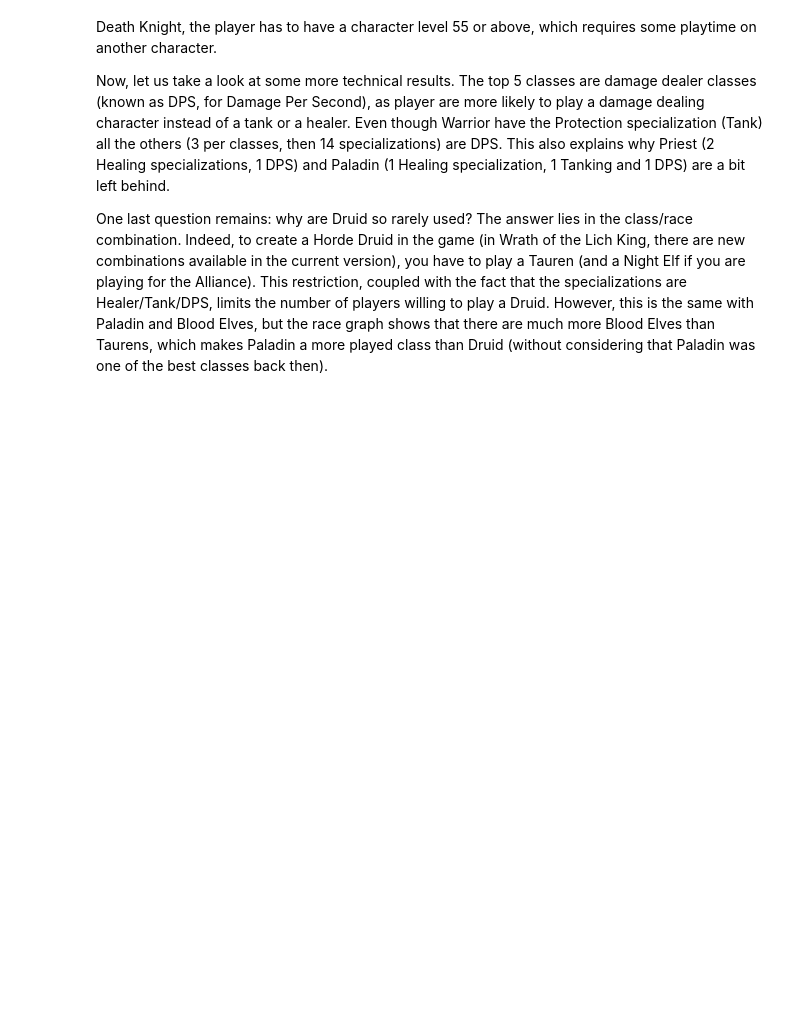
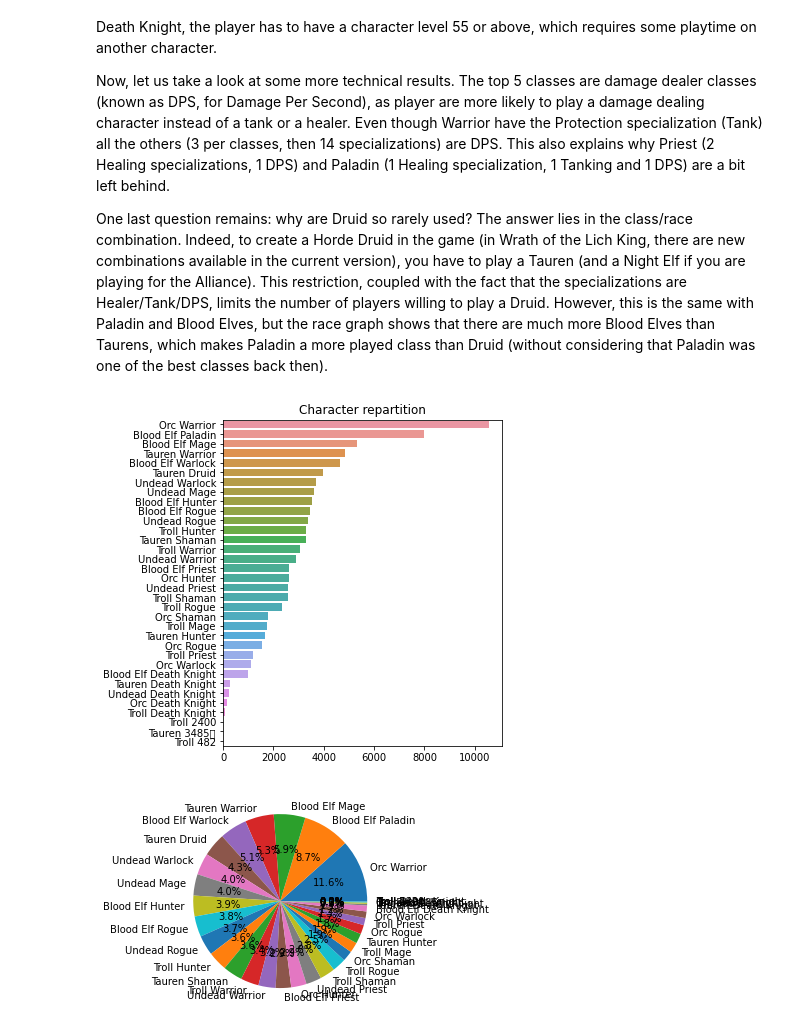
Before and after one commit to PierreVauterin/dataScience, a Jupyter notebook: wowDataAnalysis.ipynb, the cells around one changed output. Saved outputs shown, nothing was run; the diff lists cells and outputs as text; code cells hidden in the pictures; blank space fills up the shorter version.

```diff
--- a/wowDataAnalysis.ipynb
+++ b/wowDataAnalysis.ipynb
@@ -75,3 +89,15 @@ What do we learn by watching the class repartition? First, the most popular clas
 Now, let us take a look at some more technical results. The top 5 classes are damage dealer classes (known as DPS, for Damage Per Second), as player are more likely to play a damage dealing character instead of a tank or a healer. Even though Warrior have the Protection specialization (Tank) all the others (3 per classes, then 14 specializations) are DPS. This also explains why Priest (2 Healing specializations, 1 DPS) and Paladin (1 Healing specialization, 1 Tanking and 1 DPS) are a bit left behind. <br/>
 
 One last question remains: why are Druid so rarely used? The answer lies in the class/race combination. Indeed, to create a Horde Druid in the game (in Wrath of the Lich King, there are new combinations available in the current version), you have to play a Tauren (and a Night Elf if you are playing for the Alliance). This restriction, coupled with the fact that the specializations are Healer/Tank/DPS, limits the number of players willing to play a Druid. However, this is the same with Paladin and Blood Elves, but the race graph shows that there are much more Blood Elves than Taurens, which makes Paladin a more played class than Druid (without considering that Paladin was one of the best classes back then).
+# %%
+fig, ax = plt.subplots(figsize=(6, 7))
+sns.barplot(uniquePlayerData,y=uniquePlayerData["character"].value_counts().index,x=uniquePlayerData["character"].value_counts().values,order = uniquePlayerData["character"].value_counts().index,ax=ax)
+plt.title("Character repartition")
+plt.show()
+
+plt.pie(uniquePlayerData["character"].value_counts().values, labels = uniquePlayerData["character"].value_counts().index,autopct='%1.1f%%')
+plt.plot("Pie chart of character repartition")
+plt.show()
+# %% [output]
+[figure, added]
+[figure, added]
```
Also changed, not shown: parts of 4 cells of this notebook.
